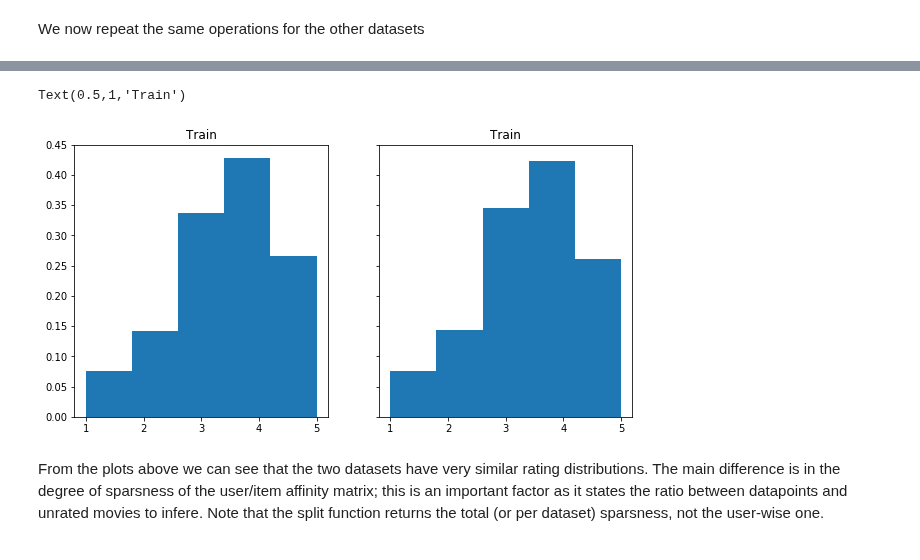
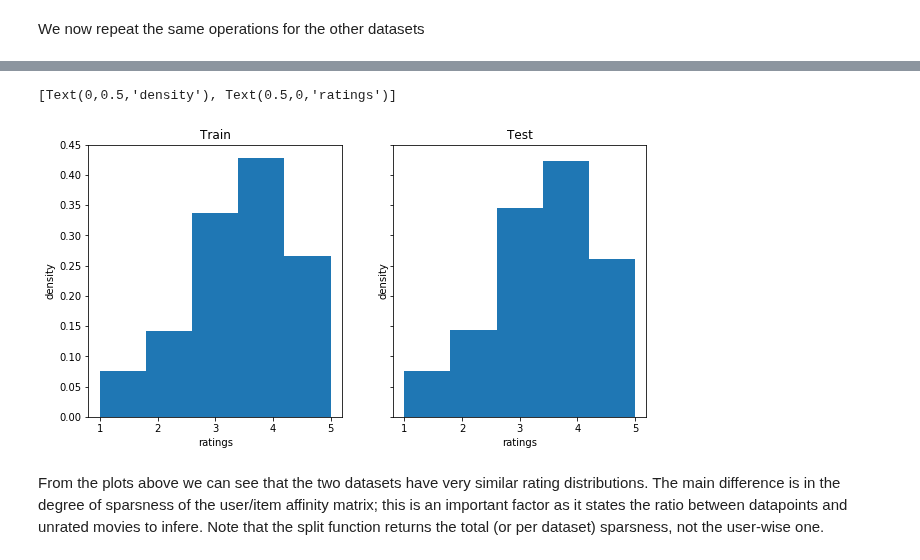
Before and after one commit to recommenders-team/recommenders, a Jupyter notebook: notebooks/02_model/rbm_deep_dive.ipynb, the cells around one changed output, grey strips where cells are left out. Saved outputs shown, nothing was run; the diff lists cells and outputs as text; code cells hidden in the pictures.

```diff
--- a/notebooks/02_model/rbm_deep_dive.ipynb
+++ b/notebooks/02_model/rbm_deep_dive.ipynb
@@ -312,12 +326,14 @@ Matrix generated, sparsness percentage: 93
 # %%
 _, (ax1k, ax2k) = plt.subplots(1, 2, sharey=True, figsize=(10,5))
 ax1k.hist(Xtr_100k[Xtr_100k !=0], 5, density= True)
 ax1k.set_title('Train')
+ax1k.set(xlabel="ratings", ylabel="density")
 ax2k.hist(Xtst_100k[Xtst_100k !=0], 5, density= True)
-ax2k.set_title('Train')
+ax2k.set_title('Test')
+ax2k.set(xlabel="ratings", ylabel="density")
 # %% [output]
-Text(0.5,1,'Train')
+[Text(0,0.5,'density'), Text(0.5,0,'ratings')]
-[figure, old version]
+[figure, new version]
 # %% [markdown]
 From the plots above we can see that the two datasets have very similar rating distributions. The main difference is in the degree of sparsness of the user/item affinity matrix; this is an important factor as it states the ratio between datapoints and unrated movies to infere. Note that the split function returns the total (or per dataset) sparsness, not the user-wise one.
 # %%
```
Also changed, not shown: parts of 18 cells of this notebook.
